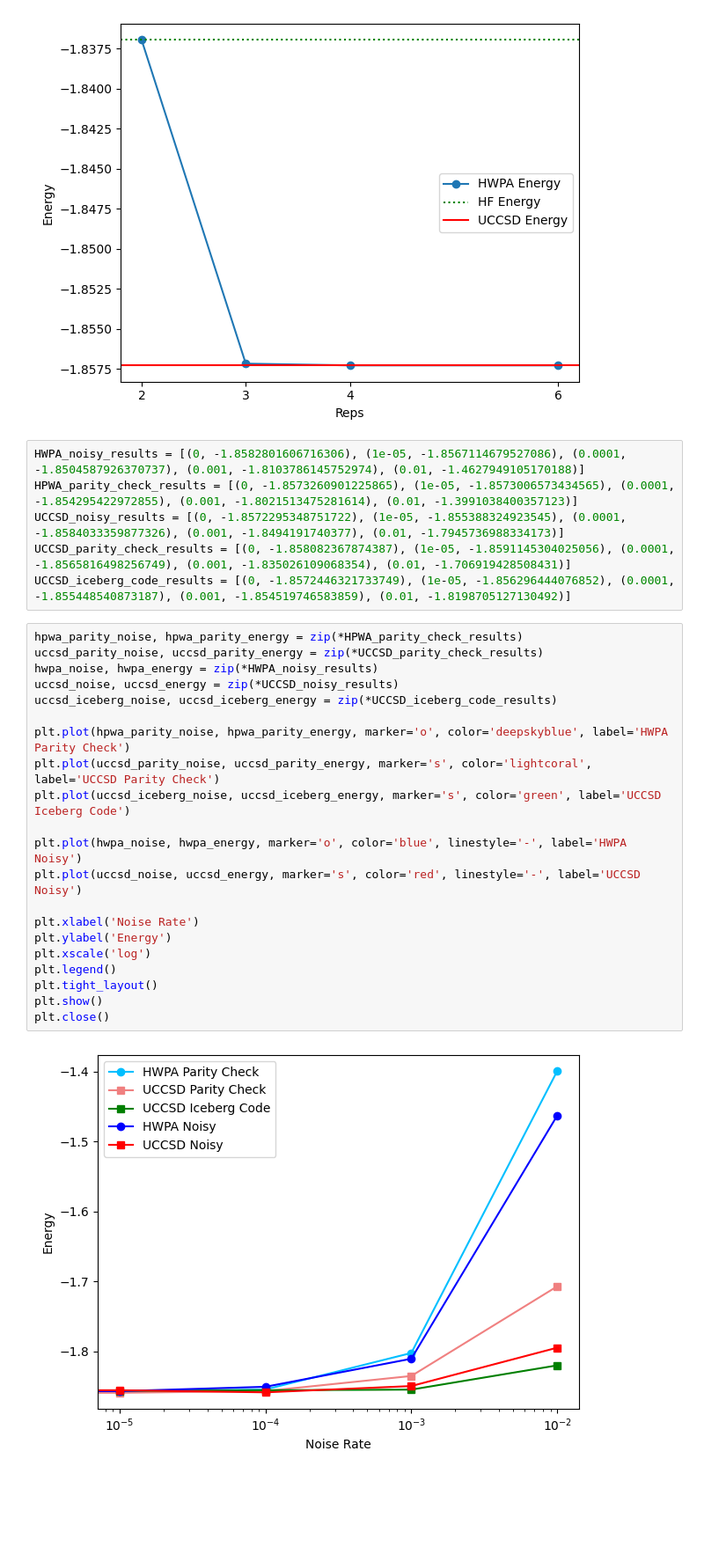
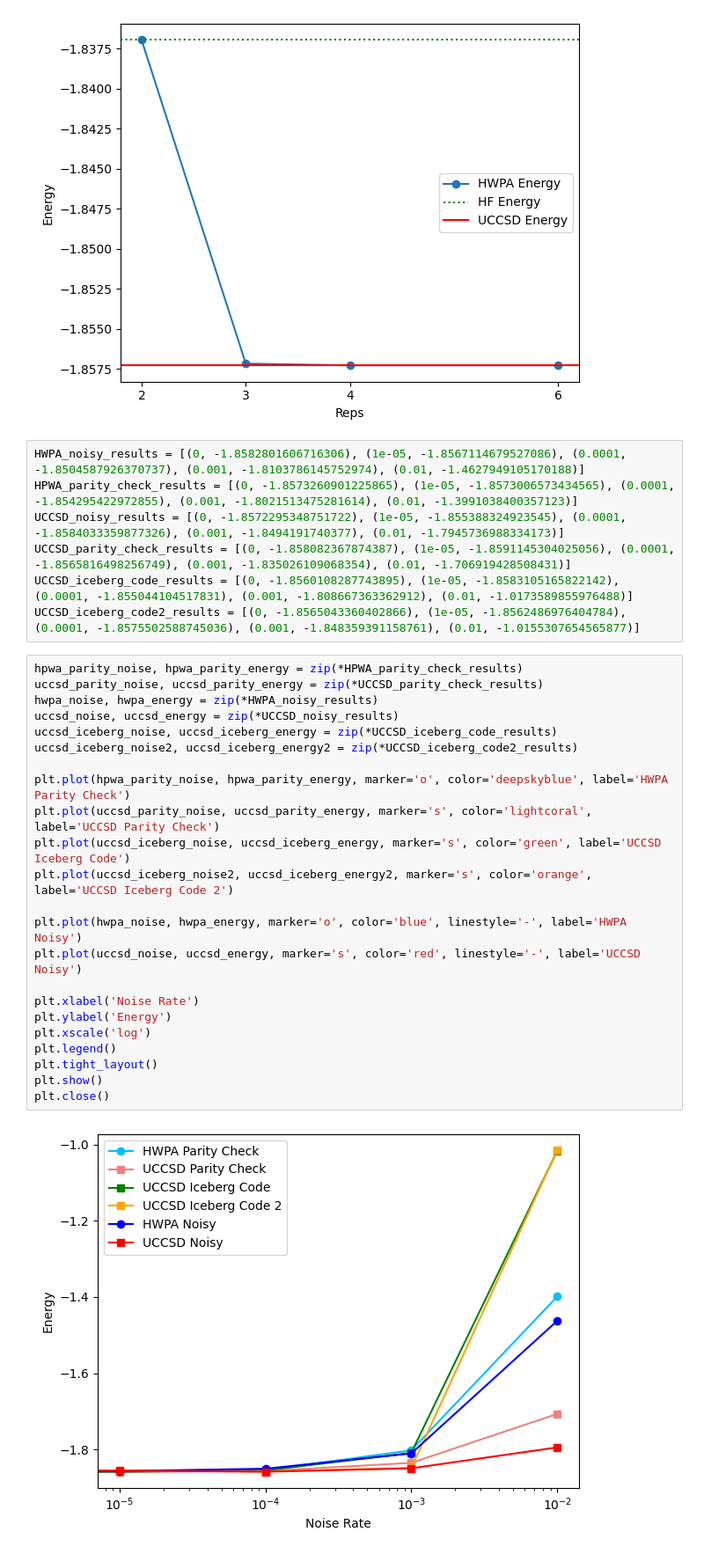
Before and after one commit to abclzr/test_barren_plateaus, a Jupyter notebook: plot.ipynb, the cells around one changed output. Shown at 88% size. Drawn from its saved outputs; the diff is of its cells as text; blank space fills up the shorter version.

Commit message:
finish iceberg code

```diff
--- a/plot.ipynb
+++ b/plot.ipynb
@@ -26,27 +26,30 @@ HWPA_noisy_results = [(0, -1.8582801606716306), (1e-05, -1.8567114679527086), (0
 HPWA_parity_check_results = [(0, -1.8573260901225865), (1e-05, -1.8573006573434565), (0.0001, -1.854295422972855), (0.001, -1.8021513475281614), (0.01, -1.3991038400357123)]
 UCCSD_noisy_results = [(0, -1.8572295348751722), (1e-05, -1.855388324923545), (0.0001, -1.8584033359877326), (0.001, -1.8494191740377), (0.01, -1.7945736988334173)]
 UCCSD_parity_check_results = [(0, -1.858082367874387), (1e-05, -1.8591145304025056), (0.0001, -1.8565816498256749), (0.001, -1.835026109068354), (0.01, -1.706919428508431)]
-UCCSD_iceberg_code_results = [(0, -1.8572446321733749), (1e-05, -1.856296444076852), (0.0001, -1.855448540873187), (0.001, -1.854519746583859), (0.01, -1.8198705127130492)]
+UCCSD_iceberg_code_results = [(0, -1.8560108287743895), (1e-05, -1.8583105165822142), (0.0001, -1.855044104517831), (0.001, -1.808667363362912), (0.01, -1.0173589855976488)]
+UCCSD_iceberg_code2_results = [(0, -1.8565043360402866), (1e-05, -1.8562486976404784), (0.0001, -1.8575502588745036), (0.001, -1.848359391158761), (0.01, -1.0155307654565877)]
 # %%
 hpwa_parity_noise, hpwa_parity_energy = zip(*HPWA_parity_check_results)
 uccsd_parity_noise, uccsd_parity_energy = zip(*UCCSD_parity_check_results)
 hwpa_noise, hwpa_energy = zip(*HWPA_noisy_results)
 uccsd_noise, uccsd_energy = zip(*UCCSD_noisy_results)
 uccsd_iceberg_noise, uccsd_iceberg_energy = zip(*UCCSD_iceberg_code_results)
+uccsd_iceberg_noise2, uccsd_iceberg_energy2 = zip(*UCCSD_iceberg_code2_results)
 
 plt.plot(hpwa_parity_noise, hpwa_parity_energy, marker='o', color='deepskyblue', label='HWPA Parity Check')
 plt.plot(uccsd_parity_noise, uccsd_parity_energy, marker='s', color='lightcoral', label='UCCSD Parity Check')
 plt.plot(uccsd_iceberg_noise, uccsd_iceberg_energy, marker='s', color='green', label='UCCSD Iceberg Code')
+plt.plot(uccsd_iceberg_noise2, uccsd_iceberg_energy2, marker='s', color='orange', label='UCCSD Iceberg Code 2')
 
 plt.plot(hwpa_noise, hwpa_energy, marker='o', color='blue', linestyle='-', label='HWPA Noisy')
 plt.plot(uccsd_noise, uccsd_energy, marker='s', color='red', linestyle='-', label='UCCSD Noisy')
 
 plt.xlabel('Noise Rate')
 plt.ylabel('Energy')
 plt.xscale('log')
 plt.legend()
 plt.tight_layout()
 plt.show()
 plt.close()
 # %% [output]
-[figure, old version]
+[figure, new version]
```
Also changed, not shown: 6 other files.
